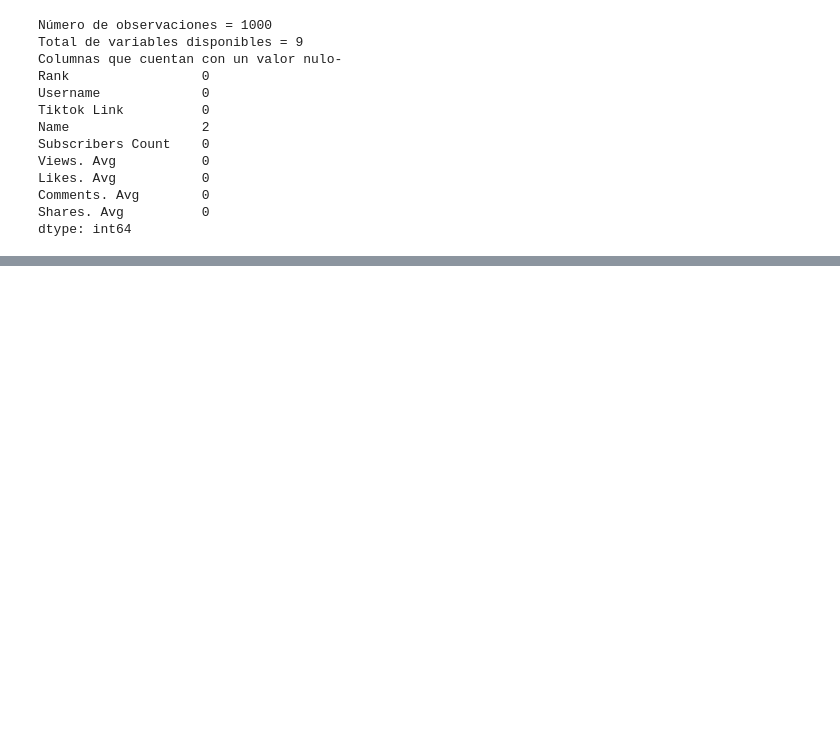
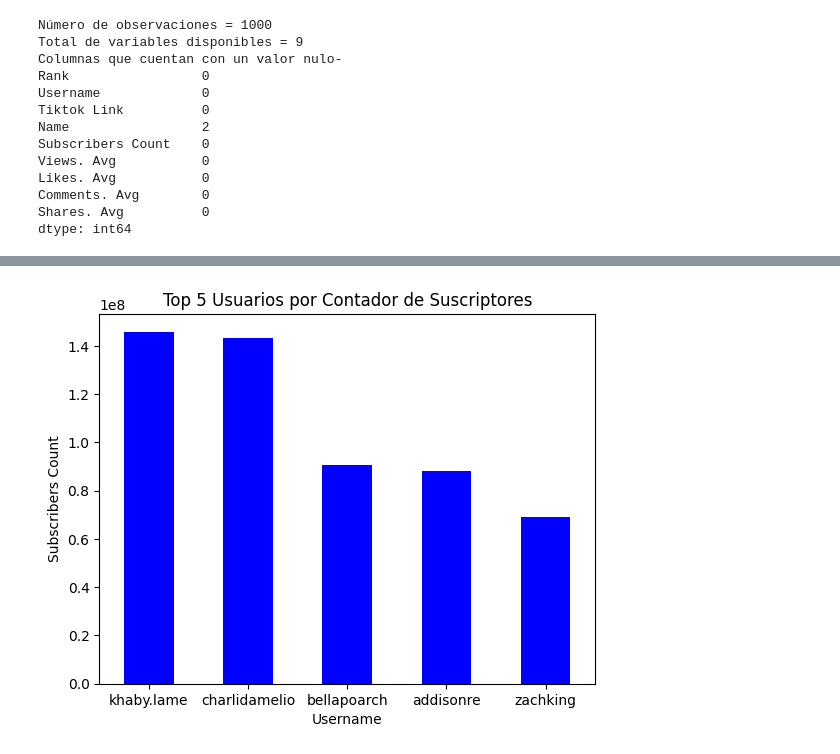
Before and after one commit to FrankRomeroT/H-bito, a Jupyter notebook: Dia 5/tiktok.ipynb, the cells around one changed output, grey strips where cells are left out. Cells and saved outputs as stored; diff of their text form; code cells hidden in the pictures; blank space fills up the shorter version.

```diff
--- a/Dia 5/tiktok.ipynb
+++ b/Dia 5/tiktok.ipynb
@@ -38,0 +156,14 @@ dtype: int64
+# %%
+top_5_subs = df2.groupby('Username')['Subscribers Count'].sum()
+top_5_subs = top_5_subs.sort_values(ascending=False).head()
+
+top_5_subs.plot(kind='bar', color='blue')
+
+# Configurar el título y las etiquetas del gráfico
+plt.title('Top 5 Usuarios por Contador de Suscriptores')
+plt.xlabel('Username')
+plt.ylabel('Subscribers Count')
+plt.xticks(rotation=0)  # Rotar las etiquetas del eje x para mejor legibilidad
+plt.show()
+# %% [output]
+[figure, added]
```
Also changed, not shown: parts of 21 cells of this notebook.
